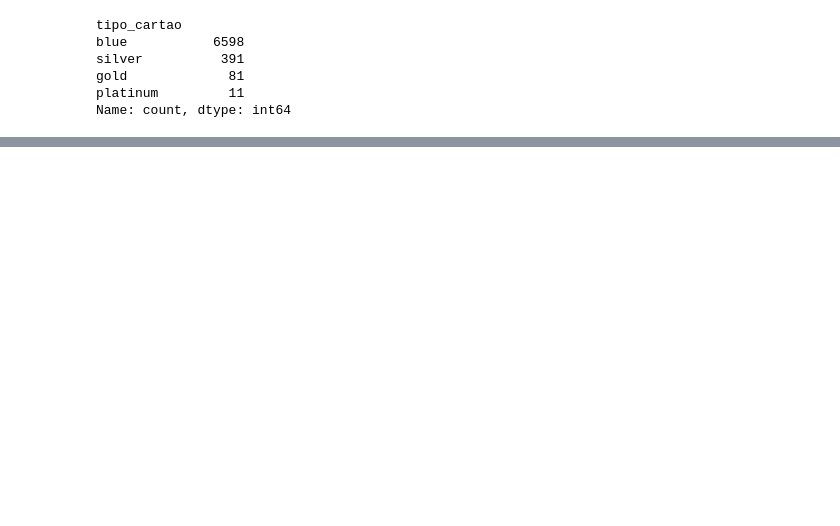
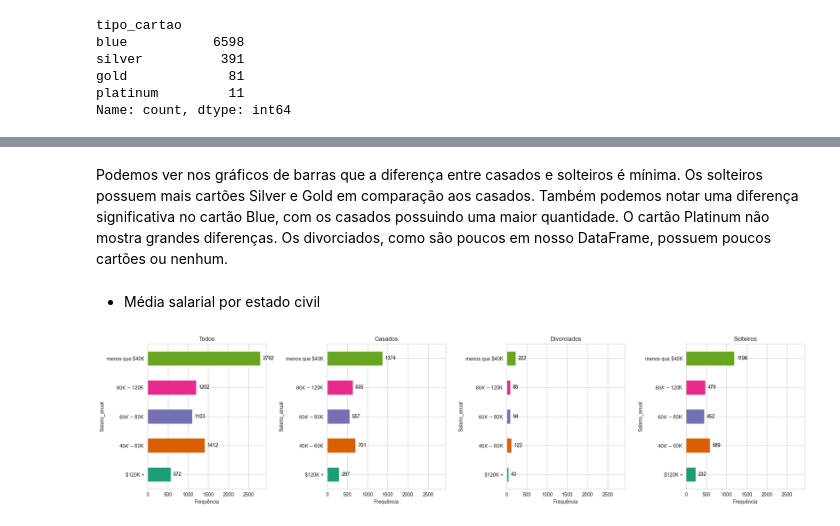
Before and after one commit to JhonGb26/Python_AnaliseDeDadosEBAC, a Jupyter notebook: Projeto_Final_Python.ipynb, the cells around one changed output, grey strips where cells are left out. Cells and saved outputs as stored; diff of their text form; code cells hidden in the pictures; blank space fills up the shorter version.

```diff
--- a/Projeto_Final_Python.ipynb
+++ b/Projeto_Final_Python.ipynb
@@ -271,0 +351,32 @@ Name: count, dtype: int64
+# %% [markdown]
+Podemos ver nos gráficos de barras que a diferença entre casados e solteiros é mínima. Os solteiros possuem mais cartões Silver e Gold em comparação aos casados. Também podemos notar uma diferença significativa no cartão Blue, com os casados possuindo uma maior quantidade. O cartão Platinum não mostra grandes diferenças. Os divorciados, como são poucos em nosso DataFrame, possuem poucos cartões ou nenhum.
+# %% [markdown]
+- Média salarial por estado civil
+# %%
+coluna = 'salario_anual'
+titulos = ['Todos', 'Casados', 'Divorciados', 'Solteiros']
+dataframes = [df, df_casado, df_divorciado, df_solteiro]
+
+figura, eixos = plt.subplots(1, 4, figsize=(20, 5), sharex=True)
+
+for eixo, (dataframe, titulo) in enumerate(zip(dataframes, titulos)):
+
+    grupo = dataframe.groupby(coluna).size()
+    grupo.plot(kind='barh', color=sns.color_palette('Dark2'), ax=eixos[eixo])
+
+
+    eixos[eixo].set_title(titulo)
+    eixos[eixo].set_xlabel('Frequência')
+    eixos[eixo].set_ylabel(coluna.capitalize())
+
+
+    for i in eixos[eixo].patches:
+        eixos[eixo].annotate(f'{i.get_width():.0f}',
+                             (i.get_width(), i.get_y() + i.get_height() / 2),
+                             ha='left', va='center', fontsize=10, color='black', xytext=(5, 0), textcoords='offset points')
+
+
+figura.tight_layout()
+figura.show()
+# %% [output]
+[figure, added]
```
Also changed, not shown: parts of 37 cells of this notebook.
